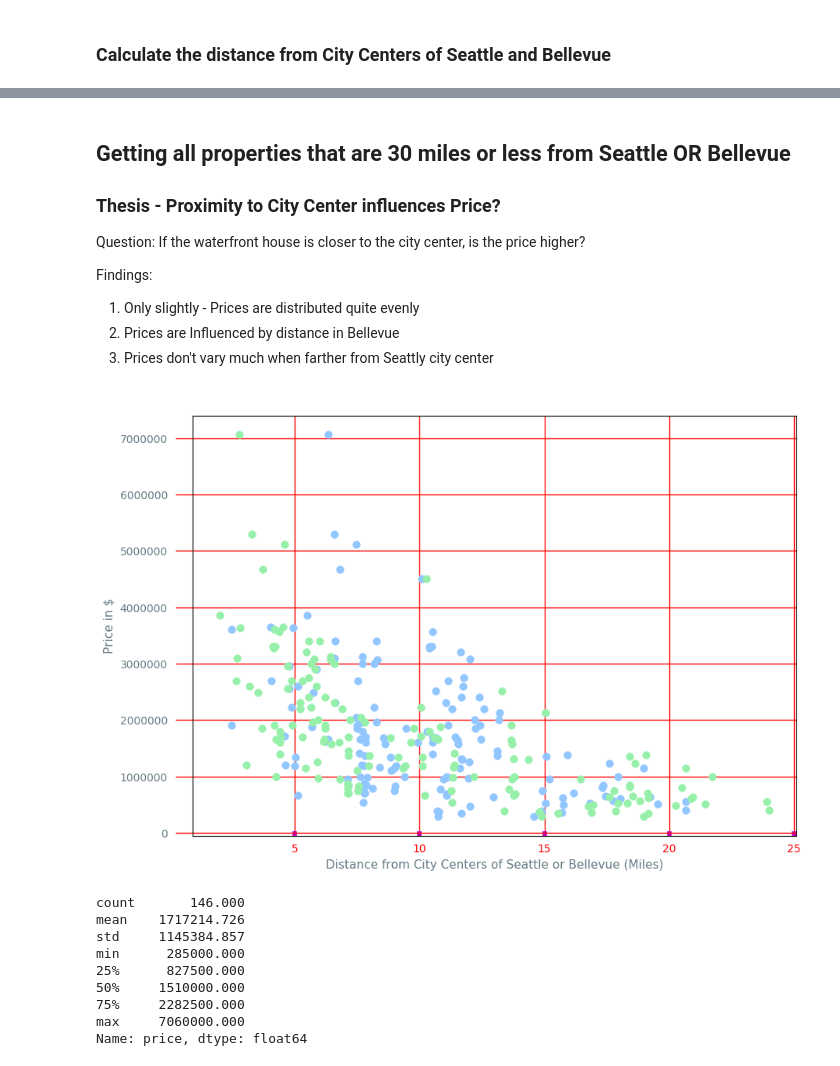
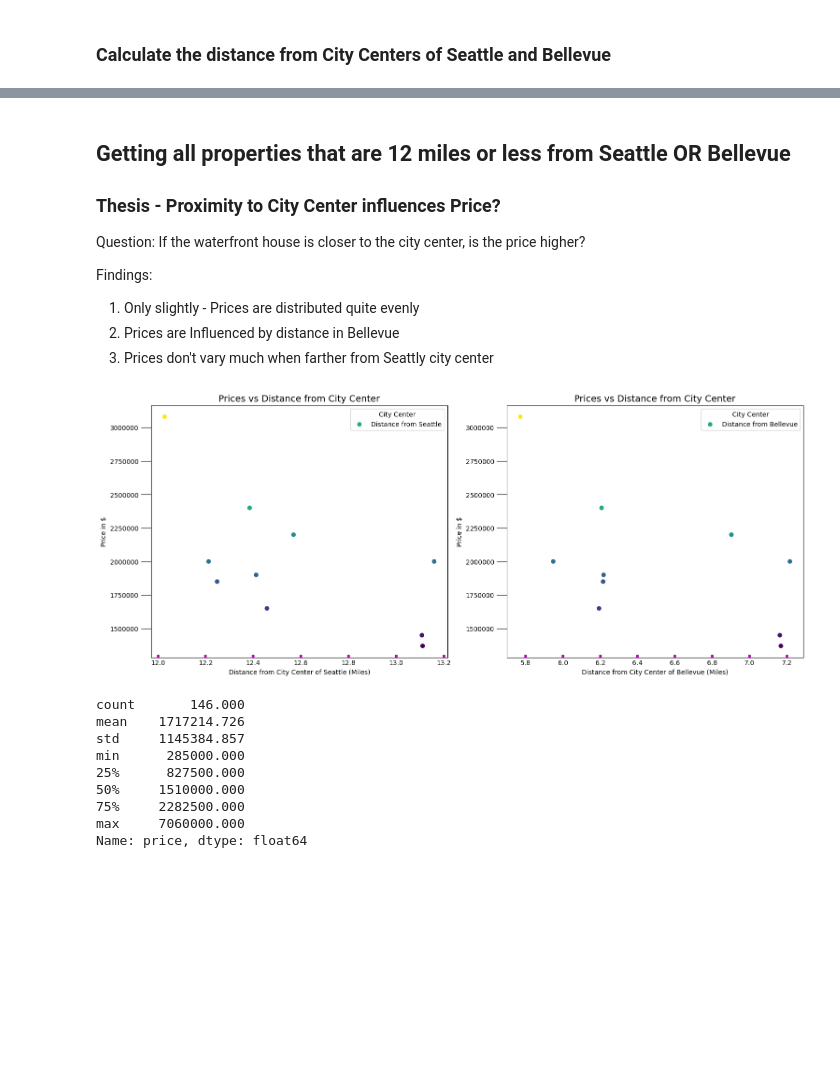
Before and after one commit to kayoken/eda-real-estate, a Jupyter notebook: EDA.ipynb, the cells around one changed output, grey strips where cells are left out. Drawn from its saved outputs; the diff is of its cells as text; code cells hidden in the pictures; blank space fills up the shorter version.

```diff
--- a/EDA.ipynb
+++ b/EDA.ipynb
@@ -154,5 +205,5 @@ fig.show()
 # %% [markdown]
-## Getting all properties that are 30 miles or less from Seattle OR Bellevue
+## Getting all properties that are 12 miles or less from Seattle OR Bellevue
 
 ### Thesis - Proximity to City Center influences Price?
 
@@ -164,31 +215,46 @@ Findings:
 2. Prices are Influenced by distance in Bellevue
 3. Prices don't vary much when farther from Seattly city center
 # %%
-distance = 25
-df_city_distance = df_waterfront[(df_waterfront['distance_seattle_center'] < distance) | (df_waterfront['distance_bellevue_center'] < distance)]
+seattle_radius = 12
+bellevue_radius = 15
+df_city_distance = df_waterfront[(df_waterfront['distance_seattle_center'] > seattle_radius) & (df_waterfront['distance_bellevue_center'] < bellevue_radius)]
 distance_seattle = df_city_distance[['distance_seattle_center']]
 distance_bellevue = df_city_distance['distance_bellevue_center']
 price = df_city_distance['price']
 
 plt.style.use( 'seaborn-v0_8-pastel')
 
-fig, ax = plt.subplots(figsize=(10, 7))
+fig, (ax1, ax2) = plt.subplots(1, 2, figsize=(18, 7))
 
-ax.scatter(distance_seattle, price, alpha=1)
-ax.scatter(distance_bellevue, price, alpha=1)
-ax.set_title('Prices vs Distance from City Center', fontsize=14)
-ax.set_ylabel('Price in $')
-ax.set_xlabel('Distance from City Centers of Seattle or Bellevue (Miles)')
+ax1.scatter(distance_seattle, price, alpha=1, c=price, cmap='viridis')
+ax1.set_title('Prices vs Distance from City Center', fontsize=14)
+ax1.set_ylabel('Price in $')
+ax1.set_xlabel('Distance from City Center of Seattle (Miles)')
 
-ax.tick_params(right=False, left=True, axis='y', color='r', length=16,
-                grid_color='r')
-ax.tick_params(axis='x', color='m', length=4, direction='in', width=4,
-                labelcolor='r', grid_color='r')
-ax.ticklabel_format(style="plain", axis="y")
+ax1.tick_params(right=False, left=True, axis='y', color='black', length=16,
+                grid_color='black')
+ax1.tick_params(axis='x', color='m', length=4, direction='in', width=4,
+                labelcolor='black', grid_color='black')
+ax1.ticklabel_format(style="plain", axis="y")
+
+ax1.legend(['Distance from Seattle'], title='City Center')
+
+ax2.scatter(distance_bellevue, price, alpha=1, c=price, cmap='viridis')
+ax2.set_title('Prices vs Distance from City Center', fontsize=14)
+ax2.set_ylabel('Price in $')
+ax2.set_xlabel('Distance from City Center of Bellevue (Miles)')
+
+ax2.tick_params(right=False, left=True, axis='y', color='black', length=16,
+                grid_color='black')
+ax2.tick_params(axis='x', color='m', length=4, direction='in', width=4,
+                labelcolor='black', grid_color='black')
+ax2.ticklabel_format(style="plain", axis="y")
+
+ax2.legend(['Distance from Bellevue'], title='City Center')
 
 plt.show()
 # %% [output]
-[figure, old version]
+[figure, new version]
 # %%
 df_waterfront['price'].describe()
 # %% [output]
```
Also changed, not shown: parts of 9 cells of this notebook, 1 other file.
